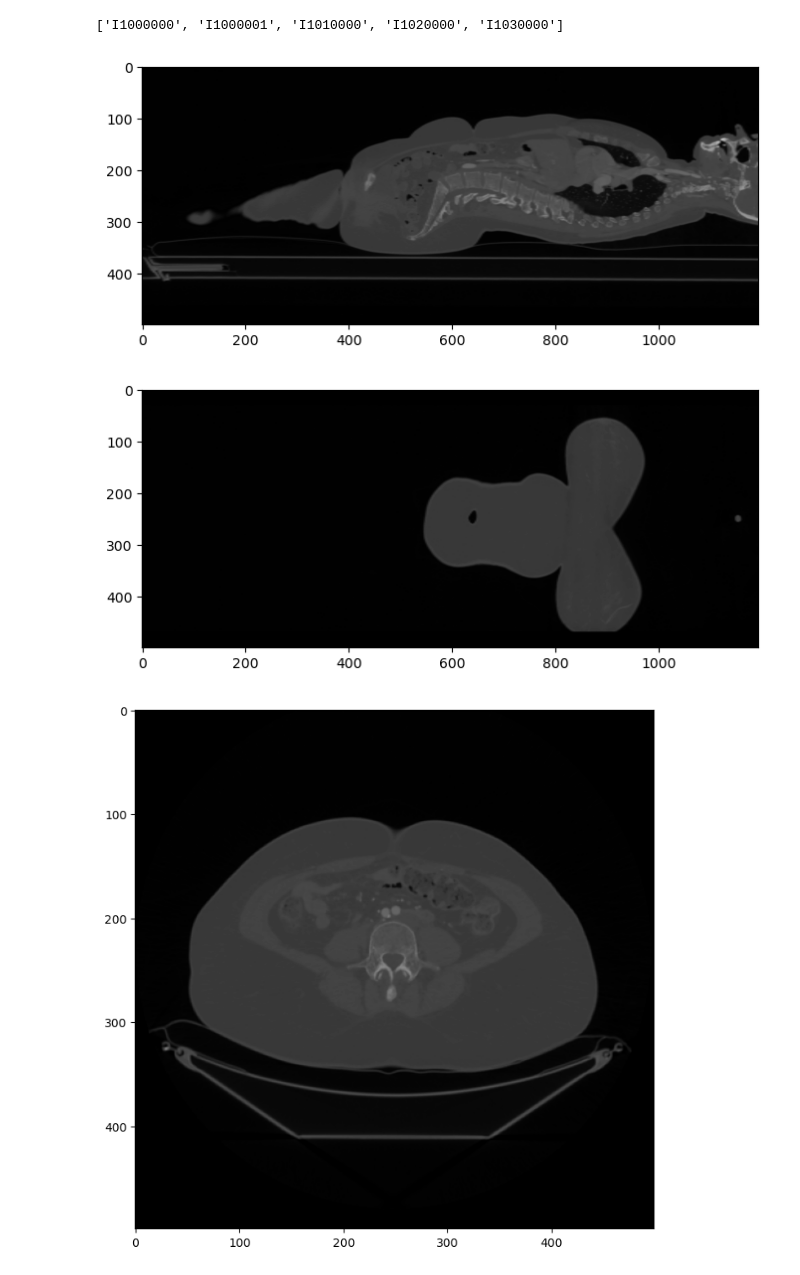
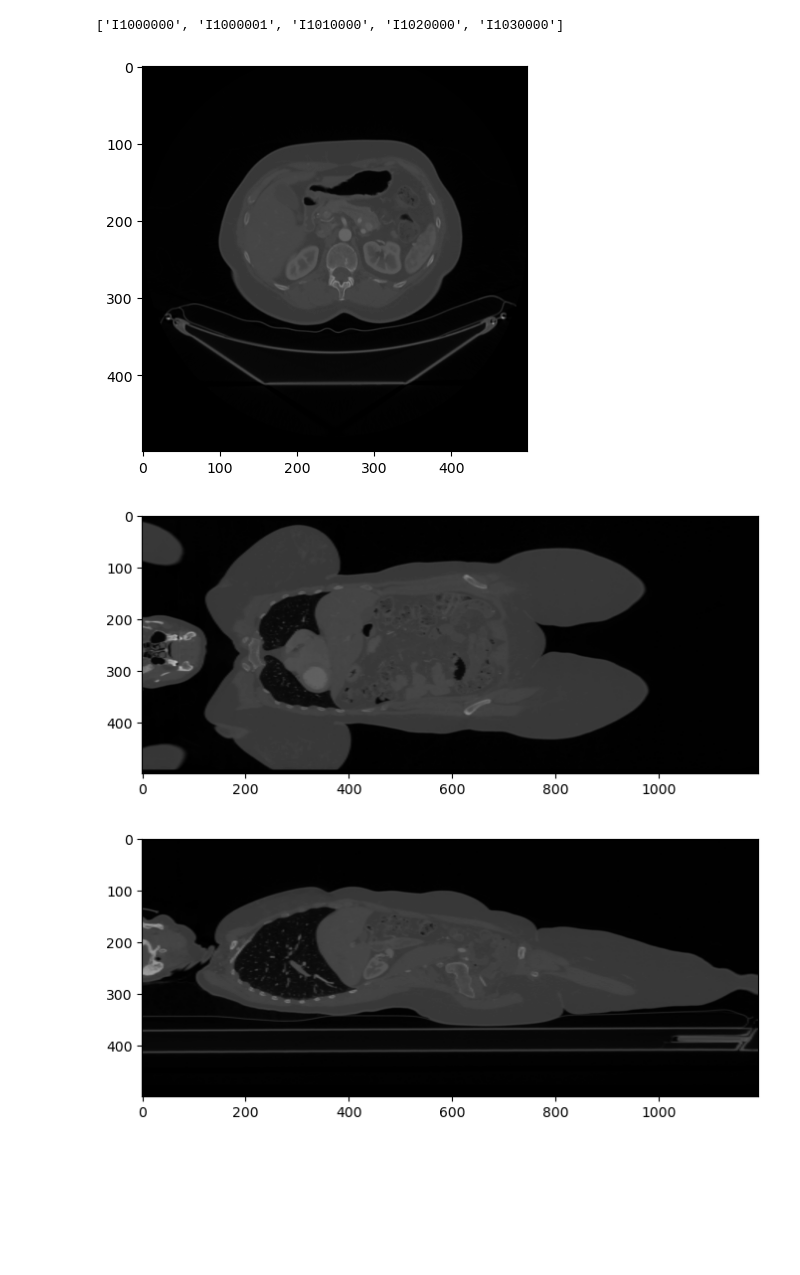
Before and after one commit to HosseinOutward/VUB-ACS-24_Hospital_Project, a Jupyter notebook: HP.ipynb, the cells around one changed output. Cells and saved outputs as stored; diff of their text form; code cells hidden in the pictures; blank space fills up the shorter version.

```diff
--- a/HP.ipynb
+++ b/HP.ipynb
@@ -26,28 +26,27 @@ convert_to_nifti(hgucegxi_dir, r"Dataset\NIFTIs\HGUCEGXI.nii")
 # %%
-# load nifti file
-nifti = nib.load(r"Dataset\NIFTIs\HGUCEGXI.nii")
+sitk_image = sitk.ReadImage(r'Dataset\NIFTIs\HGUCEGXI.nii')
 # %%
 def get_slices(image_3d, x, y, z):
-    spacing = (np.array(nifti.header.get_zooms())*image_3d.shape).astype(int)
+    spacing = (np.array(sitk_image.GetSpacing()[::-1])*image_3d.shape).astype(int)
 
-    x_img = cv2.resize(image_3d[x, :, :], spacing[:0:-1])
-    y_img = cv2.resize(image_3d[:, y, :], spacing[::-2])
-    z_img = cv2.resize(cv2.rotate(image_3d[:, :, z], cv2.ROTATE_90_CLOCKWISE), spacing[:2])
+    x_img = cv2.resize(image_3d[x, :, :].astype(float), spacing[:0:-1])
+    y_img = cv2.rotate(cv2.resize(image_3d[:, y, :].astype(float), spacing[::-2]), cv2.ROTATE_90_CLOCKWISE)
+    z_img = cv2.rotate(cv2.resize(image_3d[:, :, z].astype(float), spacing[:2][::-1]), cv2.ROTATE_90_CLOCKWISE)
     return x_img, y_img, z_img
 
-img_slices=get_slices(nifti.get_fdata(), 250, 115, 215)
+temp=get_slices(sitk.GetArrayFromImage(sitk_image), 250, 180, 215)
 
 plt.figure(figsize=(8, 5))
-plt.imshow(img_slices[0], cmap='gray', vmin=-1024, vmax=3071)
+plt.imshow(temp[0], cmap='gray', vmin=-1024, vmax=3071)
 
 plt.show()
 plt.figure(figsize=(8, 5))
-plt.imshow(img_slices[1], cmap='gray', vmin=-1024, vmax=3071)
+plt.imshow(temp[1], cmap='gray', vmin=-1024, vmax=3071)
 plt.show()
 plt.figure(figsize=(8, 8))
-plt.imshow(img_slices[2], cmap='gray', vmin=-1024, vmax=3071)
+plt.imshow(temp[2], cmap='gray', vmin=-1024, vmax=3071)
 plt.show()
 # %% [output]
-[figure, old version]
+[figure, new version]
-[figure, old version]
+[figure, new version]
-[figure, old version]
+[figure, new version]
```
Also changed, not shown: parts of 14 cells of this notebook.
